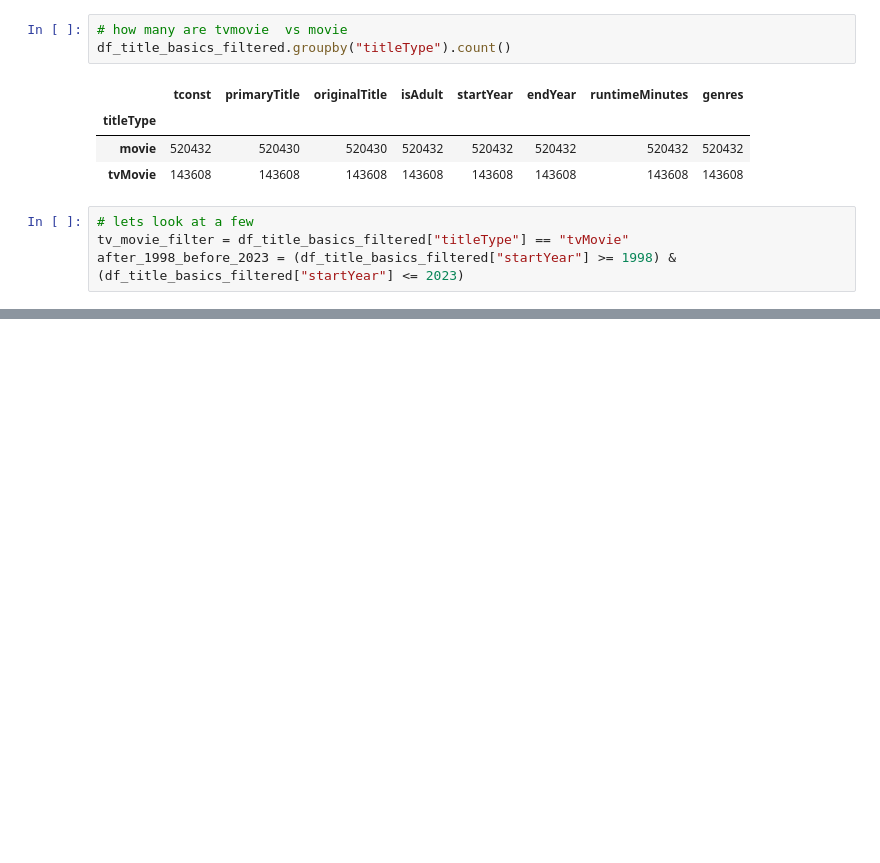
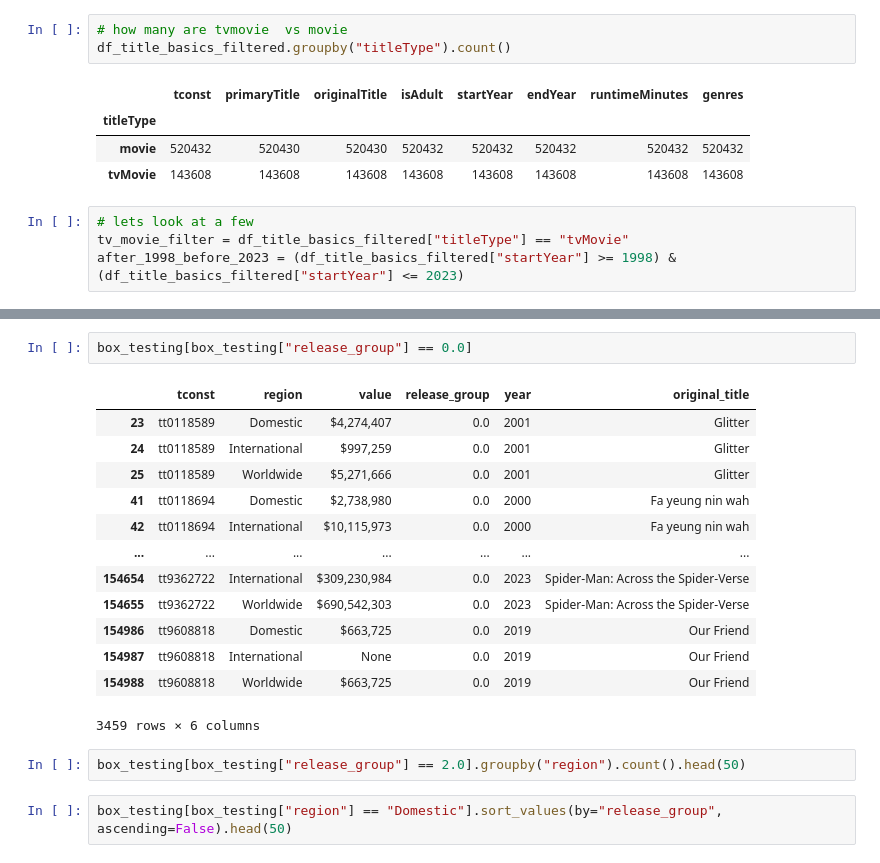
Before and after one commit to tk87-hono/data_analytics_24_4-Capstone_Movie_Group, a Jupyter notebook: first_filtering.ipynb, the cells around one changed output, grey strips where cells are left out. Drawn from its saved outputs; the diff is of its cells as text; blank space fills up the shorter version.

```diff
--- a/first_filtering.ipynb
+++ b/first_filtering.ipynb
@@ -277,0 +332,20 @@ df_title_basics_filtered[tv_movie_filter & after_1998_before_2023].sort_values(b
+# %%
+box_testing[box_testing["release_group"] == 0.0]
+# %% [output]
+|  | tconst | region | value | release_group | year | original_title |
+| 23 | tt0118589 | Domestic | $4,274,407 | 0.0 | 2001 | Glitter |
+| 24 | tt0118589 | International | $997,259 | 0.0 | 2001 | Glitter |
+| 25 | tt0118589 | Worldwide | $5,271,666 | 0.0 | 2001 | Glitter |
+| 41 | tt0118694 | Domestic | $2,738,980 | 0.0 | 2000 | Fa yeung nin wah |
+| 42 | tt0118694 | International | $10,115,973 | 0.0 | 2000 | Fa yeung nin wah |
+| ... | ... | ... | ... | ... | ... | ... |
+| 154654 | tt9362722 | International | $309,230,984 | 0.0 | 2023 | Spider-Man: Across the Spider-Verse |
+| 154655 | tt9362722 | Worldwide | $690,542,303 | 0.0 | 2023 | Spider-Man: Across the Spider-Verse |
+| 154986 | tt9608818 | Domestic | $663,725 | 0.0 | 2019 | Our Friend |
+| 154987 | tt9608818 | International | None | 0.0 | 2019 | Our Friend |
+| 154988 | tt9608818 | Worldwide | $663,725 | 0.0 | 2019 | Our Friend |
+3459 rows × 6 columns
+# %%
+box_testing[box_testing["release_group"] == 2.0].groupby("region").count().head(50)
+# %%
+box_testing[box_testing["region"] == "Domestic"].sort_values(by="release_group", ascending=False).head(50)
```
Also changed, not shown: parts of 17 cells of this notebook, 2 other files.
